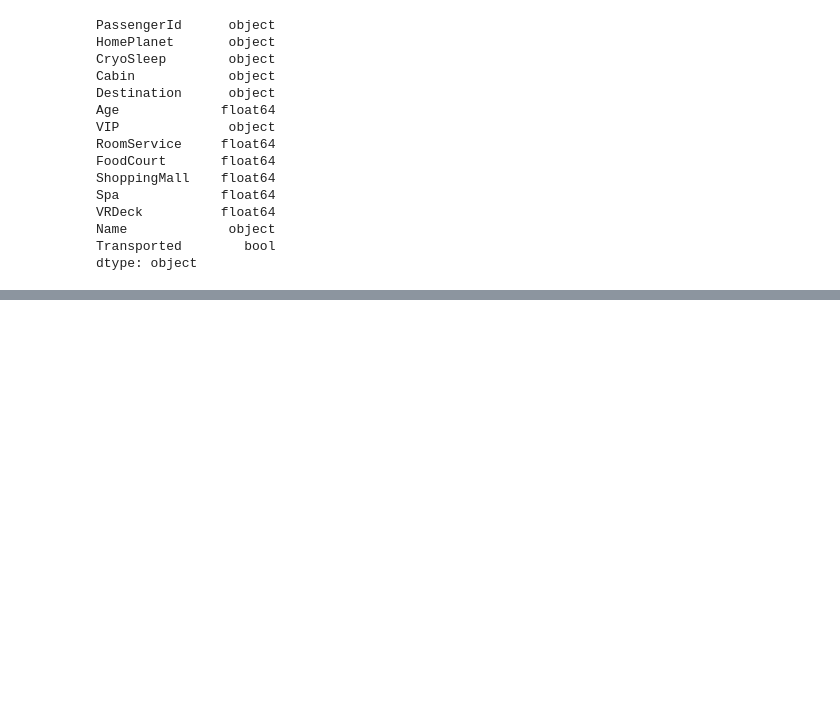
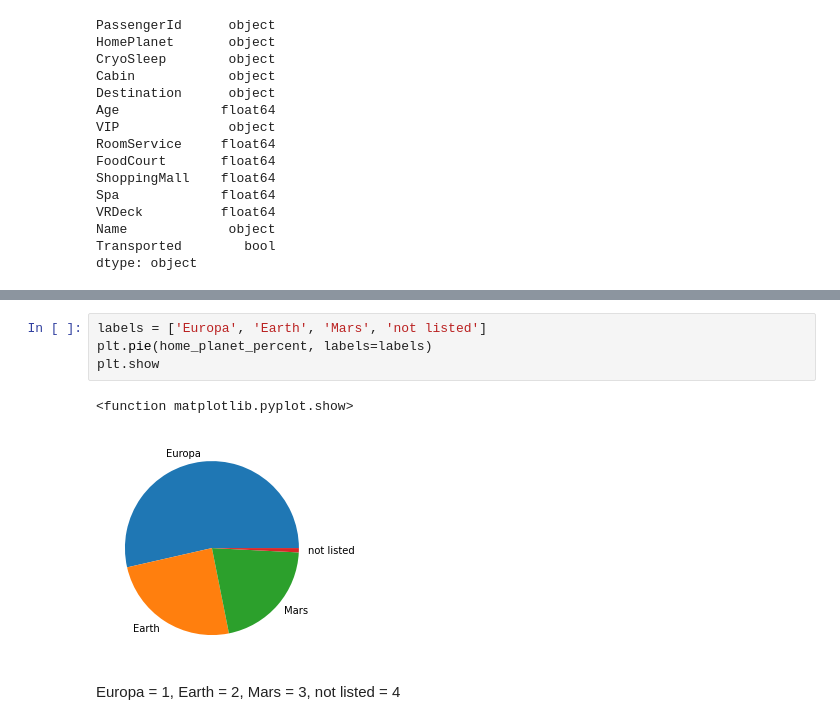
Before and after one commit to ThierrryScotto/Spaceship-Titanic, a Jupyter notebook: Spaceship_Titanic.ipynb, the cells around one changed output, grey strips where cells are left out. Saved outputs shown, nothing was run; the diff lists cells and outputs as text; blank space fills up the shorter version.

```diff
--- a/Spaceship_Titanic.ipynb
+++ b/Spaceship_Titanic.ipynb
@@ -157,0 +426,9 @@ dtype: object
+# %%
+labels = ['Europa', 'Earth', 'Mars', 'not listed']
+plt.pie(home_planet_percent, labels=labels)
+plt.show
+# %% [output]
+<function matplotlib.pyplot.show>
+[figure, added]
+# %% [markdown]
+Europa = 1, Earth = 2, Mars = 3, not listed = 4
```
Also changed, not shown: parts of 30 cells of this notebook.
